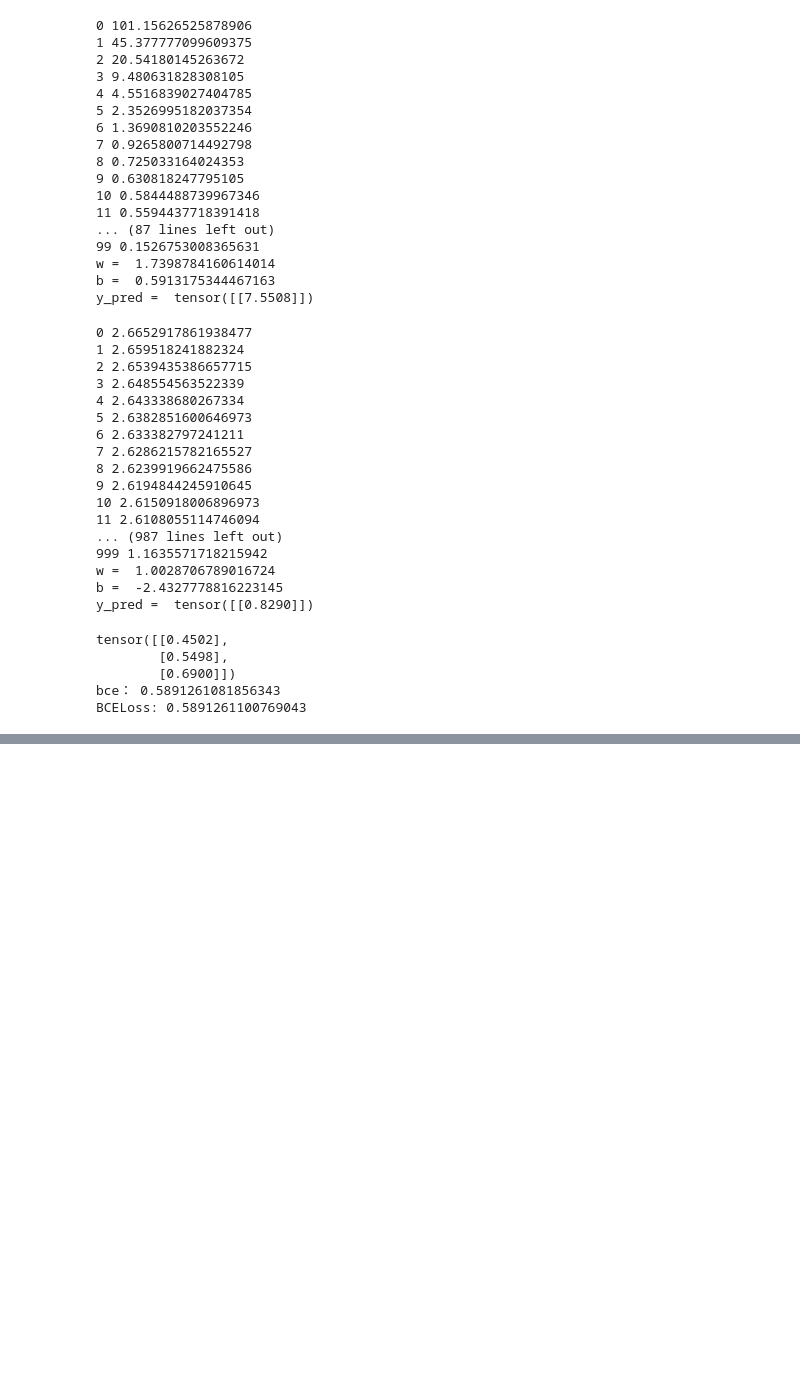
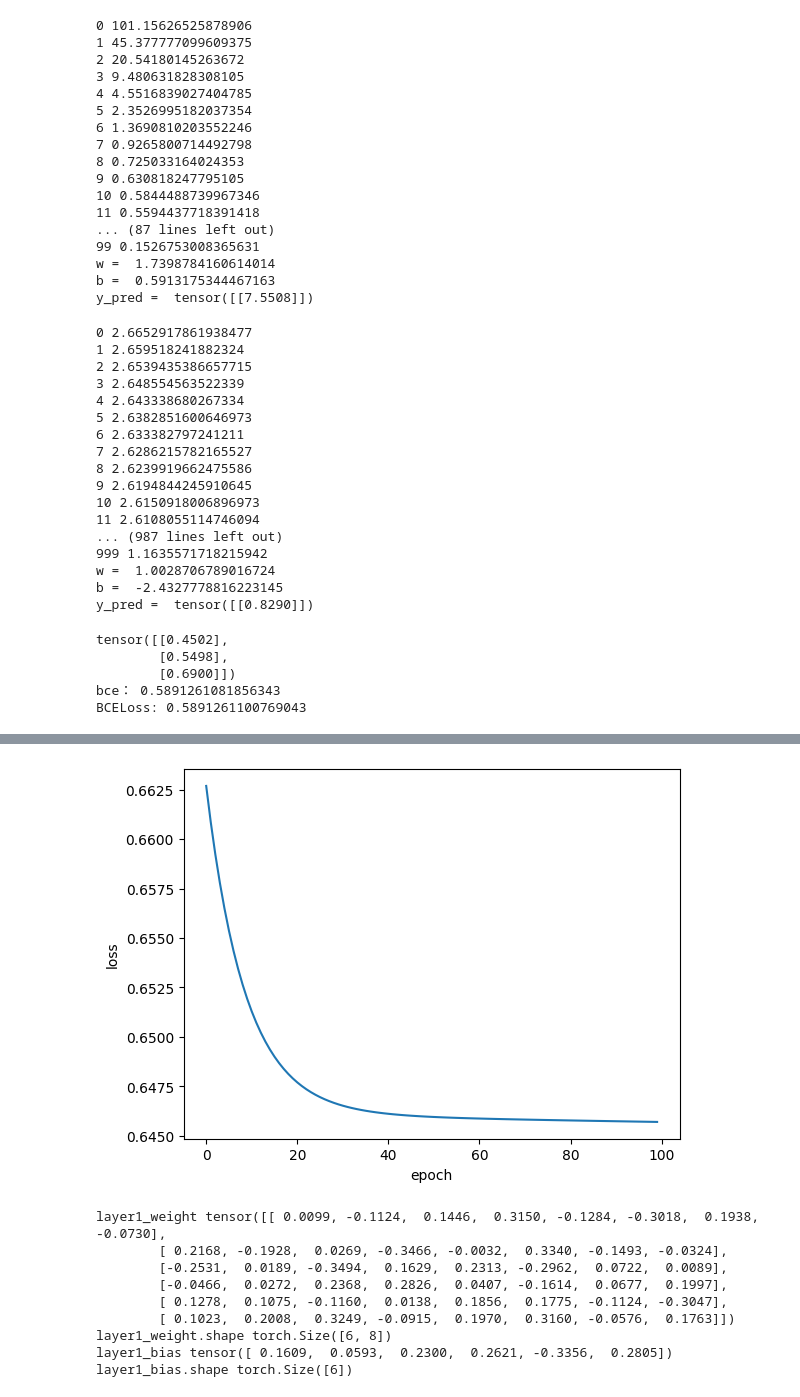
Before and after one commit to codeishardlol/Learning, a Jupyter notebook: pytorchL.ipynb, the cells around one changed output, grey strips where cells are left out. Cells and saved outputs as stored; diff of their text form; code cells hidden in the pictures; blank space fills up the shorter version.

```diff
--- a/pytorchL.ipynb
+++ b/pytorchL.ipynb
@@ -157,3 +157,67 @@ tensor([[0.4502],
         [0.6900]])
 bce： 0.5891261081856343
 BCELoss: 0.5891261100769043
+# %%
+import numpy as np
+import torch
+import matplotlib.pyplot as plt
+
+# prepare dataset3
+xy = np.loadtxt('./archive/diabetes.csv', delimiter=',',skiprows=1,dtype=np.float32)
+x_data = torch.from_numpy(xy[:, :-1]) # 第一个‘：’是指读取所有行，第二个‘：’是指从第一列开始，最后一列不要
+y_data = torch.from_numpy(xy[:, [-1]]) # [-1] 最后得到的是个矩阵
+
+# design model using class
+
+
+class Model(torch.nn.Module):
+    def __init__(self):
+        super(Model, self).__init__()
+        self.linear1 = torch.nn.Linear(8, 6) # 输入数据x的特征是8维，x有8个特征
+        self.linear2 = torch.nn.Linear(6, 4)
+        self.linear3 = torch.nn.Linear(4, 1)
+        self.sigmoid = torch.nn.Sigmoid() # 将其看作是网络的一层，而不是简单的函数使用
+
+    def forward(self, x):
+        x = self.sigmoid(self.linear1(x))
+        x = self.sigmoid(self.linear2(x))
+        x = self.sigmoid(self.linear3(x)) # y hat
+        return x
+
+
+model = Model()
+
+# construct loss and optimizer
+# criterion = torch.nn.BCELoss(size_average = True)
+criterion = torch.nn.BCELoss(reduction='mean')
+optimizer = torch.optim.SGD(model.parameters(), lr=0.1)
+
+epoch_list = []
+loss_list = []
+# training cycle forward, backward, update
+for epoch in range(100):
+    y_pred = model(x_data)
+    loss = criterion(y_pred, y_data)
+    print(epoch, loss.item())
+    epoch_list.append(epoch)
+    loss_list.append(loss.item())
+
+    optimizer.zero_grad()
+    loss.backward()
+
+    optimizer.step()
+
+
+plt.plot(epoch_list, loss_list)
+plt.ylabel('loss')
+plt.xlabel('epoch')
+plt.show()
+# 参数说明
+# 第一层的参数：
+layer1_weight = model.linear1.weight.data
+layer1_bias = model.linear1.bias.data
+print("layer1_weight", layer1_weight)
+print("layer1_weight.shape", layer1_weight.shape)
+print("layer1_bias", layer1_bias)
+print("layer1_bias.shape", layer1_bias.shape)
+# %% [output]
@@ -159,0 +241,10 @@ BCELoss: 0.5891261100769043
+[figure, added]
+layer1_weight tensor([[ 0.0099, -0.1124,  0.1446,  0.3150, -0.1284, -0.3018,  0.1938, -0.0730],
+        [ 0.2168, -0.1928,  0.0269, -0.3466, -0.0032,  0.3340, -0.1493, -0.0324],
+        [-0.2531,  0.0189, -0.3494,  0.1629,  0.2313, -0.2962,  0.0722,  0.0089],
+        [-0.0466,  0.0272,  0.2368,  0.2826,  0.0407, -0.1614,  0.0677,  0.1997],
+        [ 0.1278,  0.1075, -0.1160,  0.0138,  0.1856,  0.1775, -0.1124, -0.3047],
+        [ 0.1023,  0.2008,  0.3249, -0.0915,  0.1970,  0.3160, -0.0576,  0.1763]])
+layer1_weight.shape torch.Size([6, 8])
+layer1_bias tensor([ 0.1609,  0.0593,  0.2300,  0.2621, -0.3356,  0.2805])
+layer1_bias.shape torch.Size([6])
```
Also changed, not shown: parts of 8 cells of this notebook, 2 other files.
